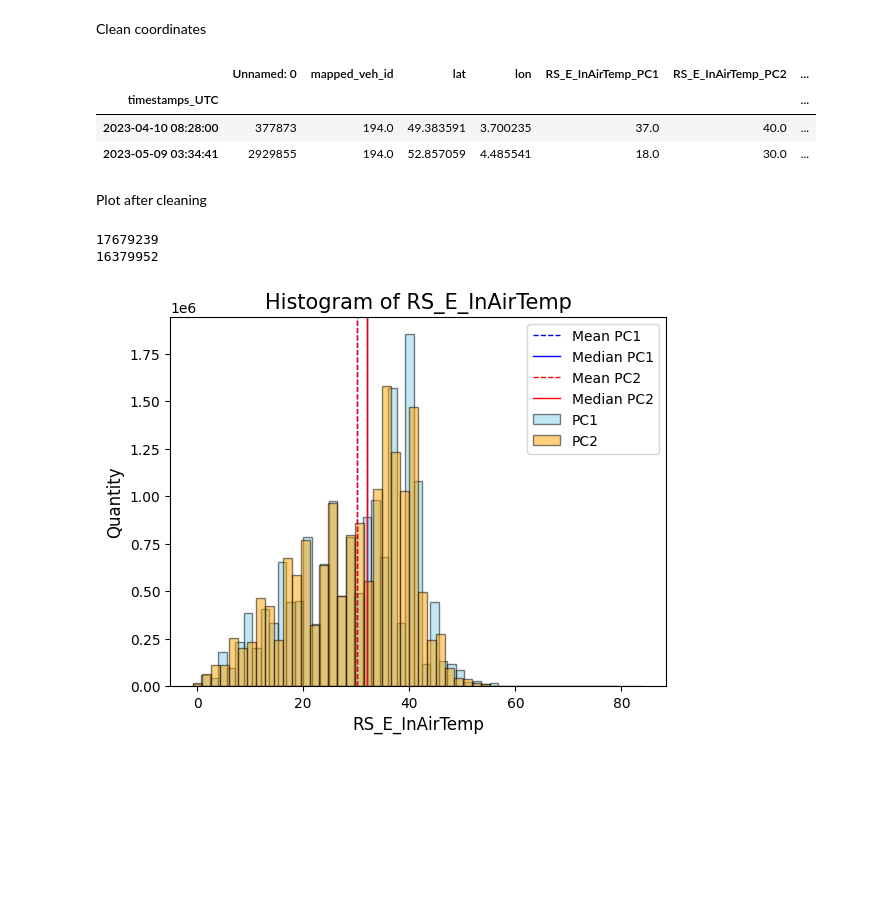
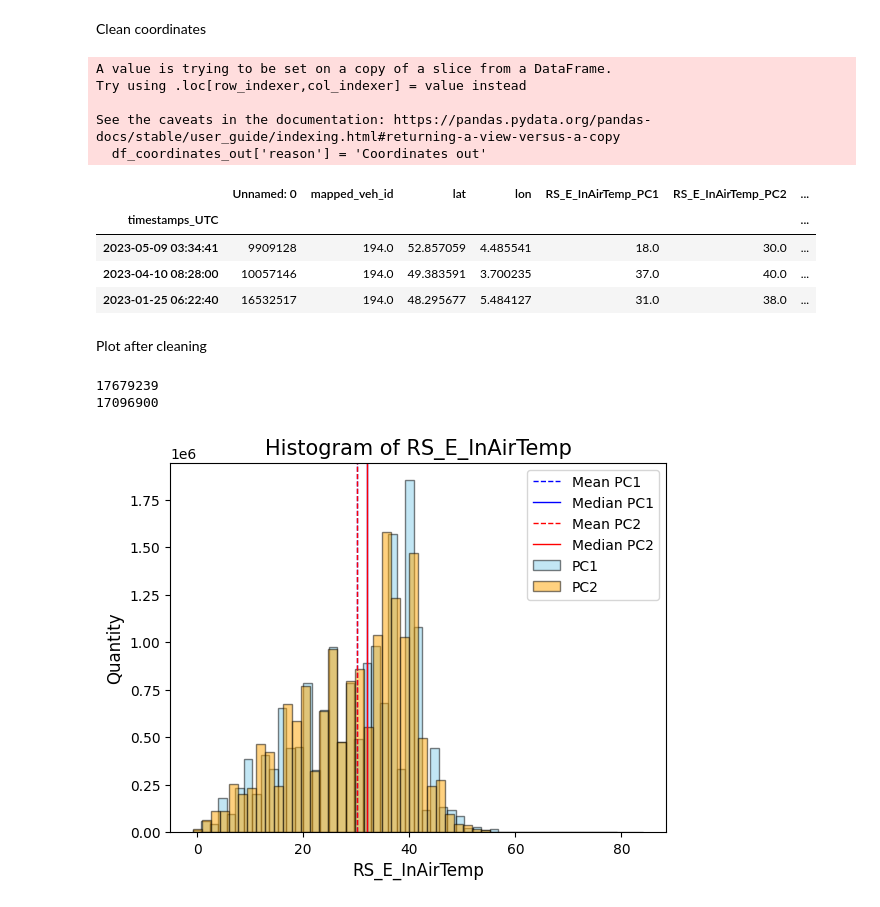
Before and after one commit to koadegno/data-minig-project, a Jupyter notebook: preprocessing.ipynb, the cells around one changed output. Cells and saved outputs as stored; diff of their text form; code cells hidden in the pictures; blank space fills up the shorter version.

```diff
--- a/preprocessing.ipynb
+++ b/preprocessing.ipynb
@@ -3,13 +3,14 @@ import pandas as pd
 import numpy as np
 import matplotlib.pyplot as plt
 # %%
-df = pd.read_csv('ar41_for_ulb.csv', sep=";", parse_dates=True, index_col="timestamps_UTC")
+df = pd.read_csv('data.csv', sep=";", parse_dates=True, index_col="timestamps_UTC")
 # %% [markdown]
 Drop duplicates & data from 2022
 # %%
 df = df.drop_duplicates()
 df = df[~df.index.year.isin([2022])]
 df_dropped = df.dropna()
+df_clean = df_dropped
 # %% [markdown]
 Drop rows where both motors are off
 # %%
@@ -184,17 +200,23 @@ df_oil_temp_out
 # %% [markdown]
 Clean coordinates
 # %%
-df_coordinates_out = df_dropped[(df_dropped['lon'] < 3.2) | (df_dropped['lon'] > 6)]
+df_coordinates_out = df_clean[(df_clean['lon'] < 3.2) | (df_clean['lon'] > 6)]
 df_dropped = df_dropped[(df_dropped['lon'] >= 3.2) & (df_dropped['lon'] <= 6)]
-df_coordinates_out = df_dropped[(df_dropped['lat'] < 49.5) | (df_dropped['lat'] > 51.5)]
+df_coordinates_out = df_clean[(df_clean['lat'] < 49.5) | (df_clean['lat'] > 51.5)]
 df_dropped = df_dropped[(df_dropped['lat'] >= 49.5) & (df_dropped['lat'] <= 51.5)]
 df_coordinates_out['reason'] = 'Coordinates out'
 df_coordinates_out
 # %% [output]
+A value is trying to be set on a copy of a slice from a DataFrame.
+Try using .loc[row_indexer,col_indexer] = value instead
+
+See the caveats in the documentation: https://pandas.pydata.org/pandas-docs/stable/user_guide/indexing.html#returning-a-view-versus-a-copy
+  df_coordinates_out['reason'] = 'Coordinates out'
 |  | Unnamed: 0 | mapped_veh_id | lat | lon | RS_E_InAirTemp_PC1 | RS_E_InAirTemp_PC2 | ... |
 | timestamps_UTC |  |  |  |  |  |  | ... |
-| 2023-04-10 08:28:00 | 377873 | 194.0 | 49.383591 | 3.700235 | 37.0 | 40.0 | ... |
-| 2023-05-09 03:34:41 | 2929855 | 194.0 | 52.857059 | 4.485541 | 18.0 | 30.0 | ... |
+| 2023-05-09 03:34:41 | 9909128 | 194.0 | 52.857059 | 4.485541 | 18.0 | 30.0 | ... |
+| 2023-04-10 08:28:00 | 10057146 | 194.0 | 49.383591 | 3.700235 | 37.0 | 40.0 | ... |
+| 2023-01-25 06:22:40 | 16532517 | 194.0 | 48.295677 | 5.484127 | 31.0 | 38.0 | ... |
 # %%
 df_outliers = pd.concat([df_motor_stopped, df_air_temp_out, df_oil_temp_out, df_water_temp_out, df_RPM_out, df_coordinates_out])
 df_outliers.to_csv('ar41_for_ulb_all_outliers.csv', sep=';')
@@ -205,7 +227,7 @@ print(len(df))
 print(len(df_dropped))
 # %% [output]
 17679239
-16379952
+17096900
 # %%
 
 for feature in features:
```
Also changed, not shown: parts of 6 cells of this notebook.
